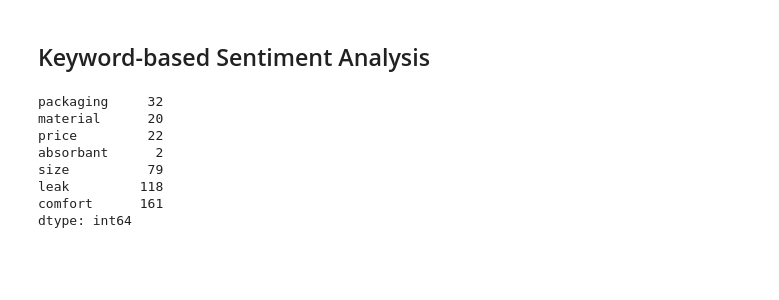
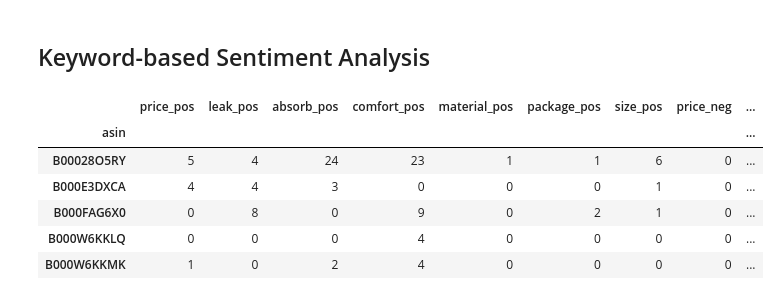
Before and after one commit to mintyfrankie/project-elissa, a Jupyter notebook: nlp/methodology.ipynb, the cells around one changed output. Drawn from its saved outputs; the diff is of its cells as text; code cells hidden in the pictures; blank space fills up the shorter version.

```diff
--- a/nlp/methodology.ipynb
+++ b/nlp/methodology.ipynb
@@ -316,9 +334,14 @@ def construct_score_df(
 # %%
-# scores_pos, scores_neg = construct_score_df(df["body_en"], KEYWORDS_SET)
-# scores_pos["asin"] = df["asin"]
-# scores_neg["asin"] = df["asin"]
-# scores_pos.to_csv("../data/scores_pos.csv")
-# scores_neg.to_csv("../data/scores_neg.csv")
+# scores = construct_score_df(df["body_en"], KEYWORDS_SET, asins=df["asin"])
+# scores.to_csv("../data/scores.csv")
 
-scores_pos = pd.read_csv("../data/scores_pos.csv", index_col=0)
-scores_neg = pd.read_csv("../data/scores_neg.csv", index_col=0)
+scores = pd.read_csv("../data/scores.csv", index_col=0)
+scores.head()
+# %% [output]
+|  | price_pos | leak_pos | absorb_pos | comfort_pos | material_pos | package_pos | size_pos | price_neg | ... |
+| asin |  |  |  |  |  |  |  |  | ... |
+| B00028O5RY | 5 | 4 | 24 | 23 | 1 | 1 | 6 | 0 | ... |
+| B000E3DXCA | 4 | 4 | 3 | 0 | 0 | 0 | 1 | 0 | ... |
+| B000FAG6X0 | 0 | 8 | 0 | 9 | 0 | 2 | 1 | 0 | ... |
+| B000W6KKLQ | 0 | 0 | 0 | 4 | 0 | 0 | 0 | 0 | ... |
+| B000W6KKMK | 1 | 0 | 2 | 4 | 0 | 0 | 0 | 0 | ... |
@@ -328,11 +347,0 @@ asin_neg = scores_neg.groupby("asin").sum()
-# %%
-asin_pos.max()
-# %% [output]
-packaging     32
-material      20
-price         22
-absorbant      2
-size          79
-leak         118
-comfort      161
-dtype: int64
```
Also changed, not shown: parts of 4 cells of this notebook, 4 other files.
